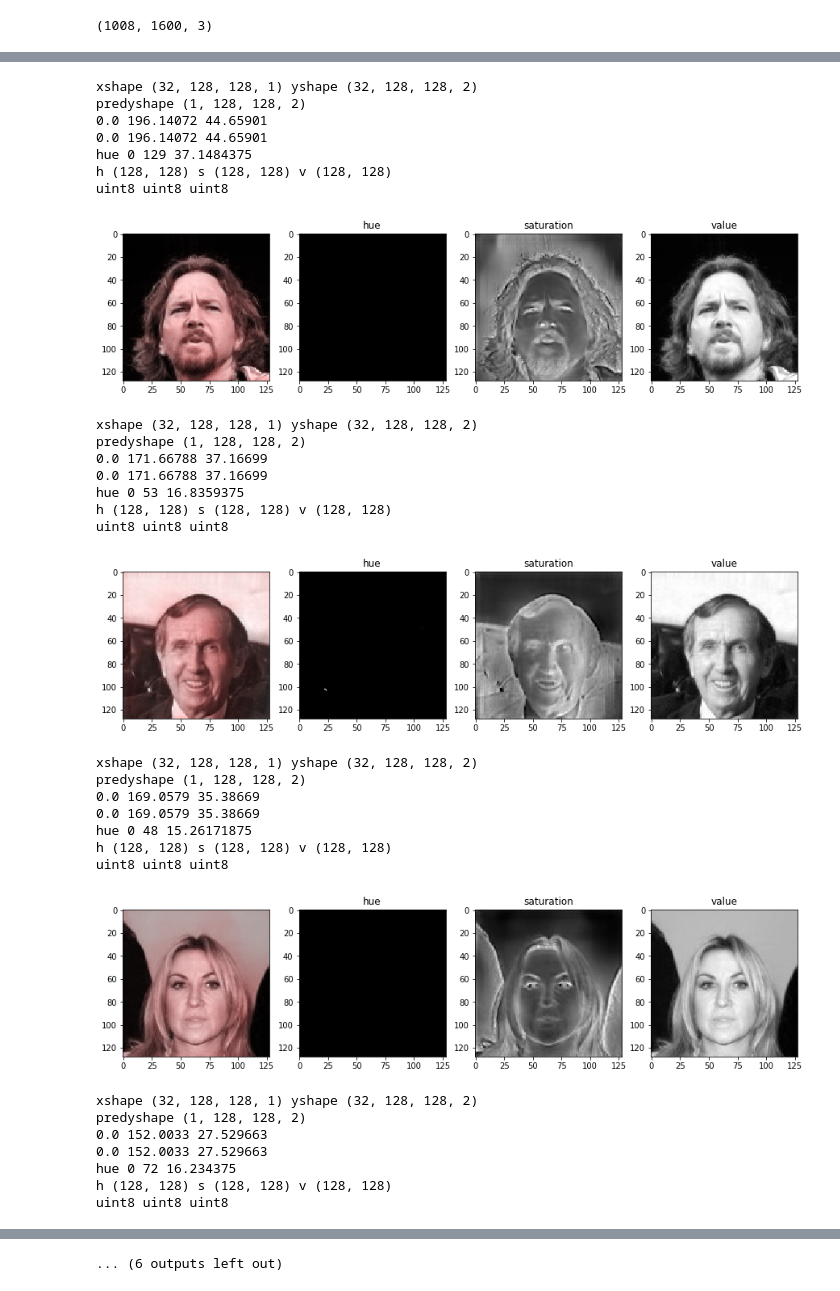
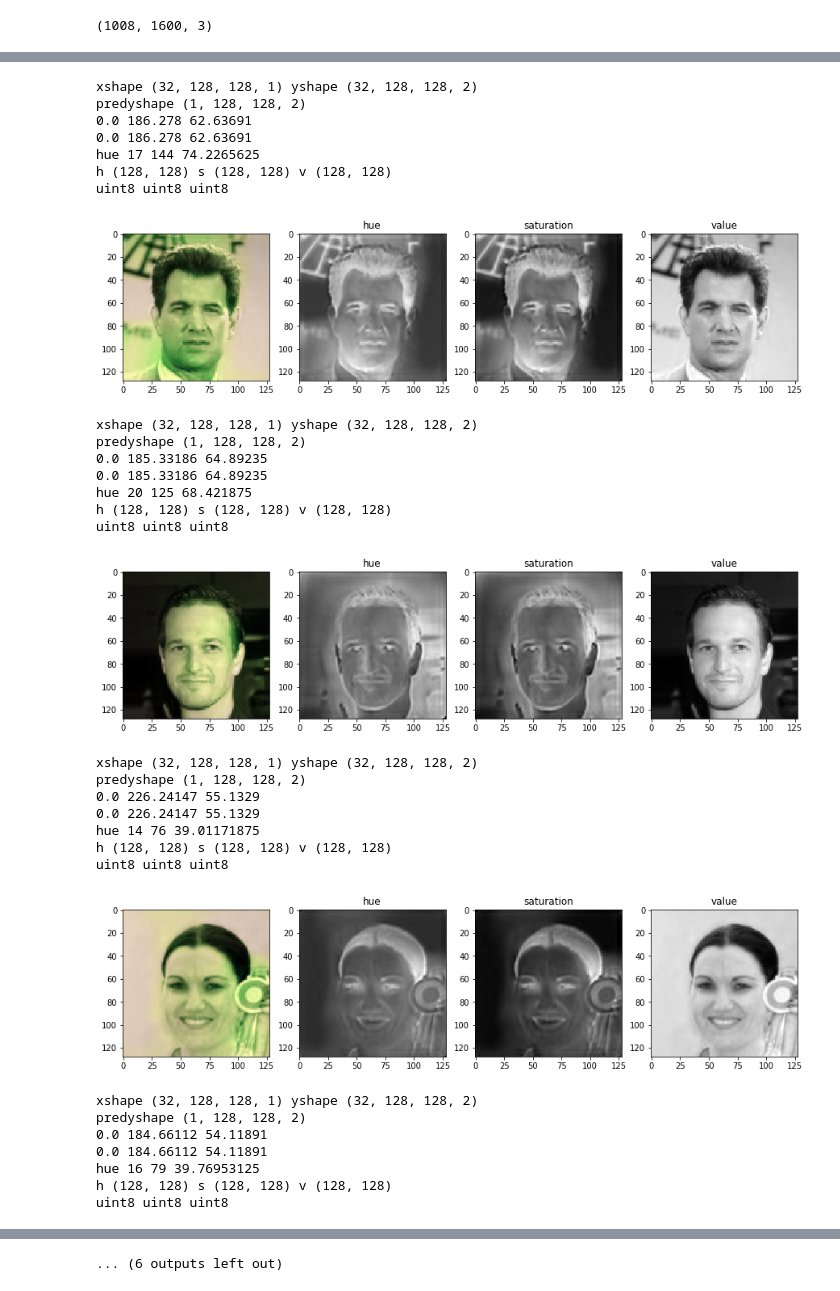
Before and after one commit to matf-ml/ml01-image-colorization, a Jupyter notebook: main.ipynb, the cells around one changed output, grey strips where cells are left out. Cells and saved outputs as stored; diff of their text form; code cells hidden in the pictures.

Commit message:
more conv layers

```diff
--- a/main.ipynb
+++ b/main.ipynb
@@ -63,7 +65,7 @@ def loadImgHsv(path):
 # data generator for feeding into memory parts of dataset
 class DataGenerator(tf.keras.utils.Sequence):
     'data generator for feeding into memory parts of dataset'
-    def __init__(self, list_IDs, dim, batch_size=32, in_channels=1,
+    def __init__(self, list_IDs, dim, var, mean, batch_size=32, in_channels=1,
                  out_channels=2, shuffle=True):
         'Initialization'
         self.dim = dim
@@ -73,6 +75,10 @@ class DataGenerator(tf.keras.utils.Sequence):
         self.out_channels = out_channels
         self.shuffle = shuffle
         self.on_epoch_end()
+        self.hsstd = np.sqrt(var[...,:2])
+        self.hsmean = mean[...,:2]
+        self.vstd = np.sqrt(var[...,2])
+        self.vmean = mean[...,2]
 
     def __len__(self):
         'Denotes the number of batches per epoch'
@@ -110,6 +116,7 @@ class DataGenerator(tf.keras.utils.Sequence):
             X[i], Y[i] = loadImgHsv(dataDir + ID)
 #         print('X[i].shape:',X[0].shape)
 #         print('X.shape:',X.shape,'Y.shape',Y.shape)
+        #X = (X - self.vmean)/self.vstd
         X = np.expand_dims(X, axis=len(X.shape))
 #         print('X[i].shape:',X[0].shape)
 #         print('X.shape:',X.shape,'Y.shape',Y.shape)
@@ -120,20 +127,26 @@ params = {'dim': (128, 128),
           'in_channels': 1,
           'out_channels': 2,
           'shuffle': True}
-
 data_IDs = os.listdir(dataDir)
 print('dataset size',len(data_IDs))
-trainSplitPercent = 0.01
-splitAt = int(len(data_IDs)*trainSplitPercent)
-print('splitat', splitAt)
-train_IDs = data_IDs[:splitAt]
+trainSplitPercent = 0.1
+trainSize = int(len(data_IDs)*trainSplitPercent)
+print('trainSize', trainSize)
+train_IDs = data_IDs[:trainSize]
 print('train len', len(train_IDs))
-splitValAt = int(splitAt + splitAt/10)
-val_IDs = data_IDs[splitAt:splitValAt]
+valSplitPercent = 0.02
+valSize = int(len(data_IDs)*valSplitPercent)
+splitValAt = int(trainSize + valSize)
+val_IDs = data_IDs[trainSize:splitValAt]
 print('val len', len(val_IDs))
+
+params['var'], params['mean'] = getImagesVarAndMean([dataDir + x for x in train_IDs], params['dim'] + (3,))
+
 
 training_generator = DataGenerator(train_IDs, **params)
 validation_generator = DataGenerator(val_IDs, **params)
 print(training_generator[0][1].shape )
+
+#todo change to load hsv
 # %% [output]
 dataset size 202599
@@ -154,10 +161,13 @@ def createModel(input_shape):
     inputs = Input(input_shape)
     mul = 2
     conv1 = Conv2D(16*mul, 3, activation = 'relu', padding = 'same', kernel_initializer = 'he_normal')(inputs)
+    conv1 = Conv2D(16*mul, 3, activation = 'relu', padding = 'same', kernel_initializer = 'he_normal')(conv1)
     pool1 = MaxPooling2D(pool_size=(2, 2))(conv1)
     conv2 = Conv2D(32*mul, 3, activation = 'relu', padding = 'same', kernel_initializer = 'he_normal')(pool1)
+    conv2 = Conv2D(32*mul, 3, activation = 'relu', padding = 'same', kernel_initializer = 'he_normal')(conv2)
     pool2 = MaxPooling2D(pool_size=(2, 2))(conv2)
     conv3 = Conv2D(64*mul, 3, activation = 'relu', padding = 'same', kernel_initializer = 'he_normal')(pool2)
+    conv3 = Conv2D(64*mul, 3, activation = 'relu', padding = 'same', kernel_initializer = 'he_normal')(conv3)
     pool3 = MaxPooling2D(pool_size=(2, 2))(conv3)
 
     conv4 = Conv2D(128*mul, 3, activation = 'relu', padding = 'same', kernel_initializer = 'he_normal')(pool3)
@@ -166,14 +176,17 @@ def createModel(input_shape):
     up6 = Conv2D(64*mul, 2, activation = 'relu', padding = 'same', kernel_initializer = 'he_normal')(UpSampling2D(size = (2,2))(conv5))
     merge6 = concatenate([conv3, up6], axis=3)
     conv6 = Conv2D(64*mul, 3, activation = 'relu', padding = 'same', kernel_initializer = 'he_normal')(merge6)
+    conv6 = Conv2D(64*mul, 3, activation = 'relu', padding = 'same', kernel_initializer = 'he_normal')(conv6)
 
     up7 = Conv2D(32*mul, 3, activation = 'relu', padding = 'same', kernel_initializer = 'he_normal')(UpSampling2D(size = (2,2))(conv6))
     merge7 = concatenate([conv2, up7], axis=3)
     conv7 = Conv2D(32*mul, 3, activation = 'relu', padding = 'same', kernel_initializer = 'he_normal')(merge7)
+    conv7 = Conv2D(64*mul, 3, activation = 'relu', padding = 'same', kernel_initializer = 'he_normal')(conv7)
 
     up8 = Conv2D(16*mul, 3, activation = 'relu', padding = 'same', kernel_initializer = 'he_normal')(UpSampling2D(size = (2,2))(conv7))
     merge8 = concatenate([conv1, up8], axis=3)
     conv8 = Conv2D(16*mul, 3, activation = 'relu', padding = 'same', kernel_initializer = 'he_normal')(merge8)
+    conv8 = Conv2D(16*mul, 3, activation = 'relu', padding = 'same', kernel_initializer = 'he_normal')(conv8)
     conv8 = Conv2D(4, 3, activation = 'relu', padding = 'same', kernel_initializer = 'he_normal')(conv8)
     # todo change to sigmoid
     conv8 = Conv2D(2, 1, activation = 'relu')(conv8)
@@ -182,7 +195,7 @@ def createModel(input_shape):
 
     model.compile(loss='mean_squared_error',
                   optimizer='adam',
-                  metrics=['mae','accuracy'])
+                  metrics=['mae','mse'])
     return model
 
 model = createModel(params['dim'])
@@ -234,7 +247,7 @@ Epoch 1/1
 # %%
 model.fit_generator(generator=training_generator,
                     validation_data=validation_generator,
-                    epochs=10,
+                    epochs=3,
                     use_multiprocessing=False,
                     workers=0,
                     callbacks=[tensorboard])
@@ -321,7 +319,7 @@ def predictFromImage(img, showDetails=False):
     showImgFromPredict(predY, X, showDetails)
 # %%
 for i in range(1,10):
-    predictFromImage(f'data/resized/0000{i+18:2}.jpg', True)
+    predictFromImage(f'data/resized/{i+13:06}.jpg', True)
 # %% [output]
 xshape (32, 128, 128, 1) yshape (32, 128, 128, 2)
 predyshape (1, 128, 128, 2)
@@ -334,31 +332,31 @@ uint8 uint8 uint8
 xshape (32, 128, 128, 1) yshape (32, 128, 128, 2)
 predyshape (1, 128, 128, 2)
-0.0 196.14072 44.65901
-0.0 196.14072 44.65901
-hue 0 129 37.1484375
+0.0 186.278 62.63691
+0.0 186.278 62.63691
+hue 17 144 74.2265625
 h (128, 128) s (128, 128) v (128, 128)
 uint8 uint8 uint8
-[figure, old version]
+[figure, new version]
 xshape (32, 128, 128, 1) yshape (32, 128, 128, 2)
 predyshape (1, 128, 128, 2)
-0.0 171.66788 37.16699
-0.0 171.66788 37.16699
-hue 0 53 16.8359375
+0.0 185.33186 64.89235
+0.0 185.33186 64.89235
+hue 20 125 68.421875
 h (128, 128) s (128, 128) v (128, 128)
 uint8 uint8 uint8
-[figure, old version]
+[figure, new version]
 xshape (32, 128, 128, 1) yshape (32, 128, 128, 2)
 predyshape (1, 128, 128, 2)
-0.0 169.0579 35.38669
-0.0 169.0579 35.38669
-hue 0 48 15.26171875
+0.0 226.24147 55.1329
+0.0 226.24147 55.1329
+hue 14 76 39.01171875
 h (128, 128) s (128, 128) v (128, 128)
 uint8 uint8 uint8
-[figure, old version]
+[figure, new version]
 xshape (32, 128, 128, 1) yshape (32, 128, 128, 2)
 predyshape (1, 128, 128, 2)
-0.0 152.0033 27.529663
-0.0 152.0033 27.529663
-hue 0 72 16.234375
+0.0 184.66112 54.11891
+0.0 184.66112 54.11891
+hue 16 79 39.76953125
 h (128, 128) s (128, 128) v (128, 128)
 uint8 uint8 uint8
```
Also changed, not shown: parts of 9 cells of this notebook, 4 other files.
